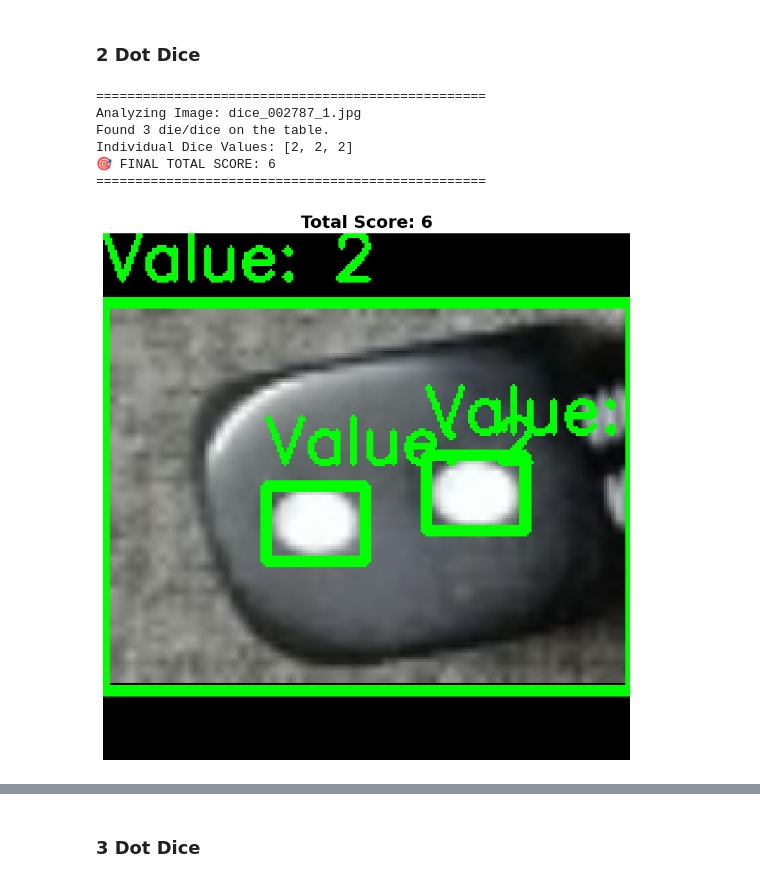
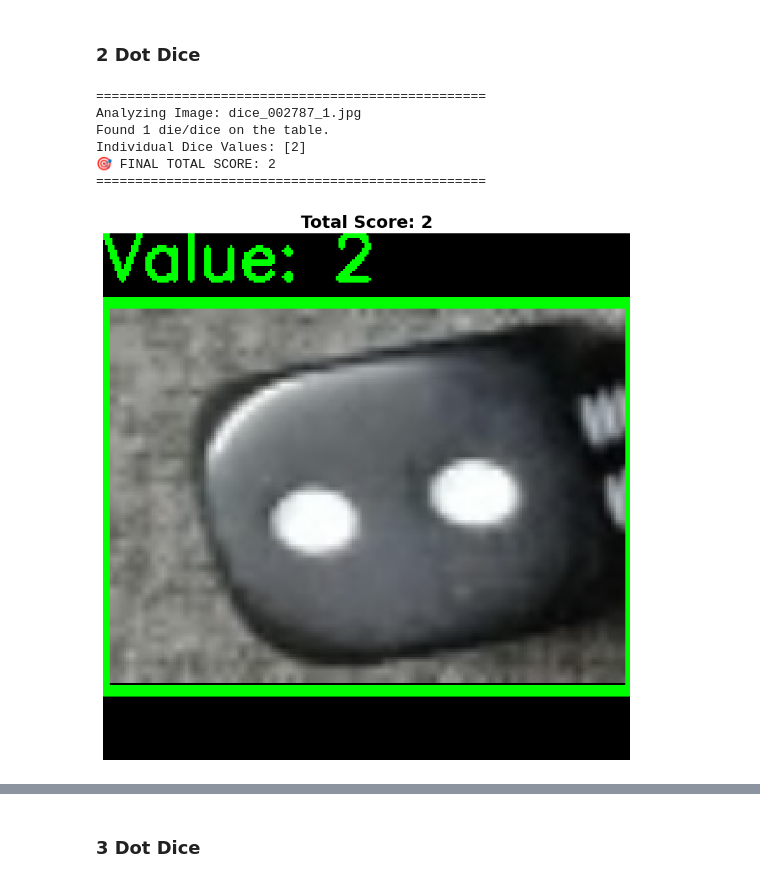
Before and after one commit to Kuumaku/CPE382_FinalProj_Intregation, a Jupyter notebook: 04_integration_pipeline.ipynb, the cells around one changed output, grey strips where cells are left out. Drawn from its saved outputs; the diff is of its cells as text; code cells hidden in the pictures.

```diff
--- a/04_integration_pipeline.ipynb
+++ b/04_integration_pipeline.ipynb
@@ -364,7 +365,7 @@ def preprocess_image(img_bgr):
     edges   = cv2.Canny(blurred, threshold1=30, threshold2=100)
     return gray, blurred, edges
 
-def detect_dice(img_bgr, edges, min_area=400, max_area=None, aspect_ratio_thresh=0.6):
+def detect_dice(img_bgr, edges, min_area=1500, max_area=None, aspect_ratio_thresh=0.6):
     h, w = img_bgr.shape[:2]
     if max_area is None:
         max_area = (h * w) * 0.5
@@ -426,8 +427,9 @@ def calculate_dice_score_1(image_path, cnn_model):
         # Format for model exactly like training
         crop_rgb = cv2.cvtColor(crop, cv2.COLOR_BGR2RGB)
         crop_resized = cv2.resize(crop_rgb, (224, 224))
-        crop_normalized = crop_resized.astype(np.float32) / 255.0
-        crop_input = np.expand_dims(crop_normalized, axis=0)
+        crop_float = crop_resized.astype(np.float32)
+        crop_input = np.expand_dims(crop_float, axis=0)
+        crop_input = preprocess_input(crop_input)
 
         # Predict
         pred = cnn_model.predict(crop_input, verbose=0)
@@ -507,7 +509,7 @@ def preprocess_image(img_bgr):
     edges   = cv2.Canny(blurred, threshold1=30, threshold2=100)
     return gray, blurred, edges
 
-def detect_dice(img_bgr, edges, min_area=800, max_area=None, aspect_ratio_thresh=0.6):
+def detect_dice(img_bgr, edges, min_area=1500, max_area=None, aspect_ratio_thresh=0.6):
     h, w = img_bgr.shape[:2]
     if max_area is None:
         max_area = (h * w) * 0.5
@@ -545,7 +547,7 @@ def crop_dice(img_bgr, dice_boxes, padding=5):
 # ==========================================
 # 3. MAIN PREDICTION PIPELINE (One Image)
 # ==========================================
-def calculate_dice_score(image_path, cnn_model):
+def calculate_dice_score_1(image_path, cnn_model):
     print(f"\n{'='*50}")
     print(f"Analyzing Image: {os.path.basename(image_path)}")
 
@@ -569,8 +571,11 @@ def calculate_dice_score(image_path, cnn_model):
         # Format for model exactly like training
         crop_rgb = cv2.cvtColor(crop, cv2.COLOR_BGR2RGB)
         crop_resized = cv2.resize(crop_rgb, (224, 224))
-        crop_normalized = crop_resized.astype(np.float32) / 255.0
-        crop_input = np.expand_dims(crop_normalized, axis=0)
+        crop_float = crop_resized.astype(np.float32)
+
+        # Use the official EfficientNet preprocessor instead of dividing by 255
+        crop_input = np.expand_dims(crop_float, axis=0)
+        crop_input = preprocess_input(crop_input)
 
         # Predict
         pred = cnn_model.predict(crop_input, verbose=0)
@@ -583,38 +588,38 @@ def calculate_dice_score(image_path, cnn_model):
         total_score += face_value_int
         predictions.append(face_value_int)
 
         # Draw the prediction directly on the main image!
         x, y, w, h = dice_boxes[i]
         cv2.rectangle(img_rgb, (x, y), (x + w, y + h), (0, 255, 0), 3)
         cv2.putText(img_rgb, f"Value: {face_value_int}", (x, y - 10),
                     cv2.FONT_HERSHEY_SIMPLEX, 0.9, (0, 255, 0), 2)
 
     # --- 3. Final Output & Visualization ---
     print(f"Individual Dice Values: {predictions}")
     print(f"🎯 FINAL TOTAL SCORE: {total_score}")
     print(f"{'='*50}\n")
 
     # Show the final image with boxes and scores drawn on it
     plt.figure(figsize=(10, 10))
     plt.imshow(img_rgb)
     plt.title(f"Total Score: {total_score}", fontsize=18, fontweight='bold')
     plt.axis("off")
     plt.show()
 
     return total_score
 
 # ==========================================
 # 4. EXECUTE
 # ==========================================
-final_score = calculate_dice_score(TEST_IMAGE_PATH_2, model)
+final_score = calculate_dice_score_1(TEST_IMAGE_PATH_2, model)
 # %% [output]
 ==================================================
 Analyzing Image: dice_002787_1.jpg
-Found 3 die/dice on the table.
-Individual Dice Values: [2, 2, 2]
-🎯 FINAL TOTAL SCORE: 6
+Found 1 die/dice on the table.
+Individual Dice Values: [2]
+🎯 FINAL TOTAL SCORE: 2
 ==================================================
-[figure, old version]
+[figure, new version]
 # %%
 # ==========================================
 # 1. SETUP MODEL AND LOCAL PATHS
```
Also changed, not shown: parts of 7 cells of this notebook.
